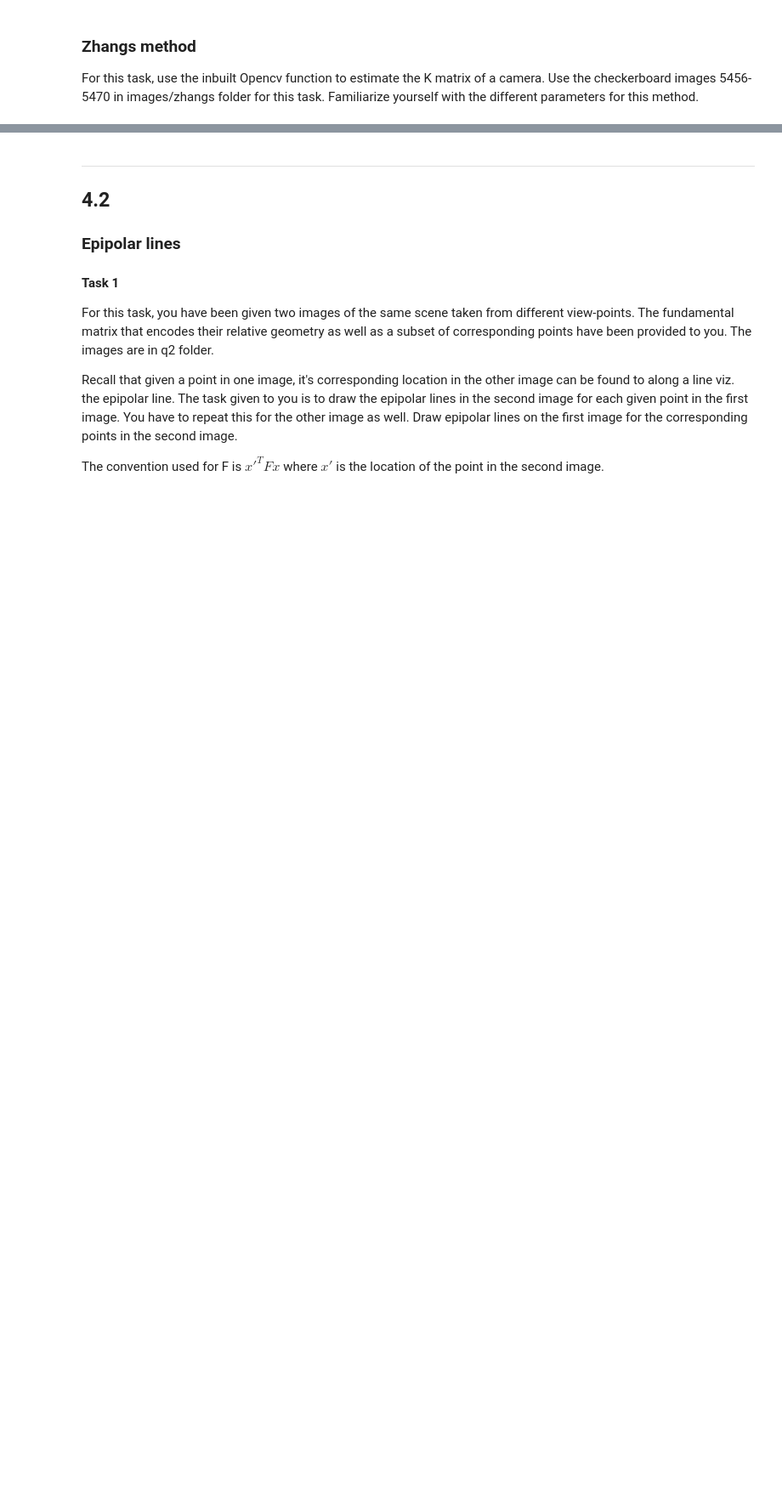
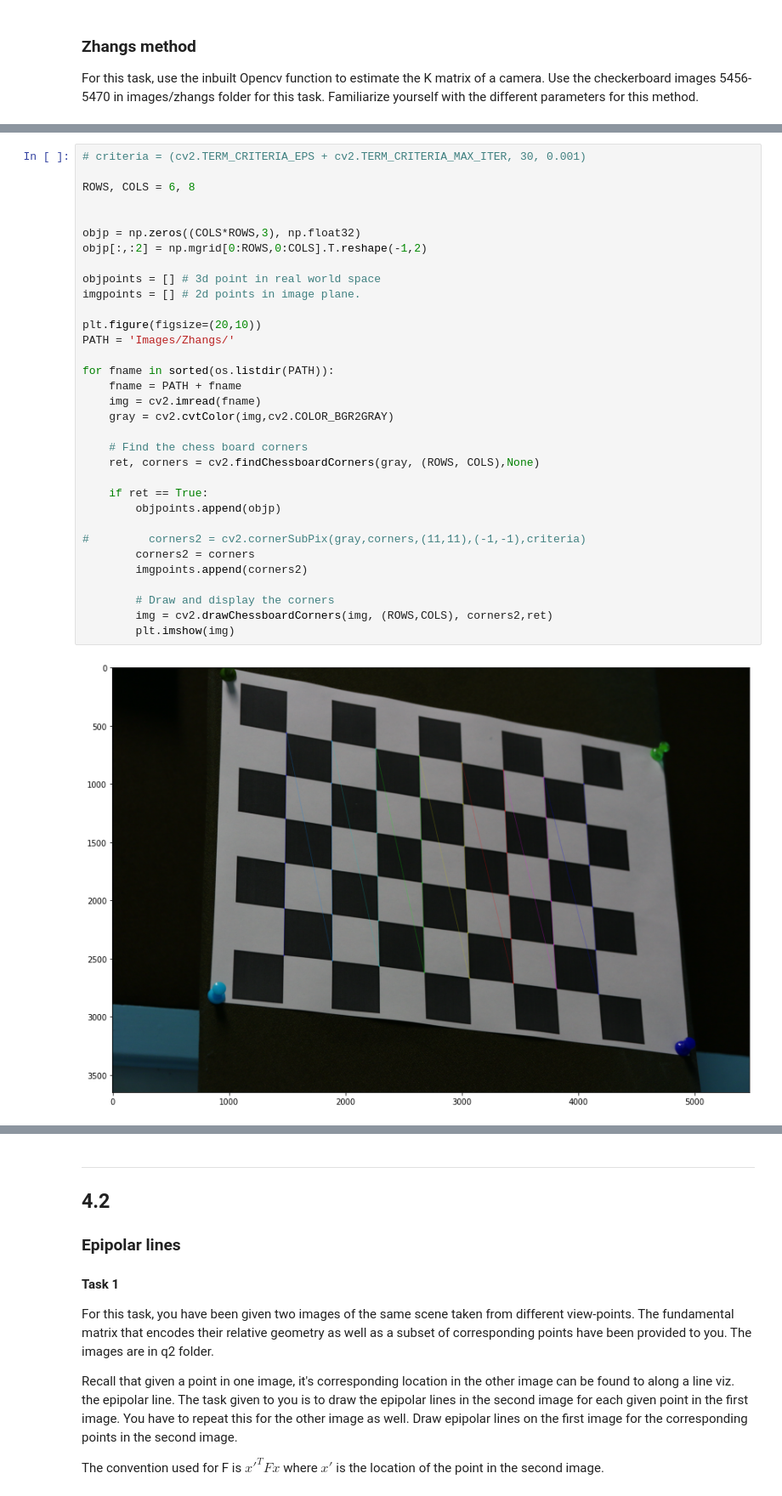
Before and after one commit to KanishAnand/DLT_Zhang_Epipolar, a Jupyter notebook: Assignment4.ipynb, the cells around one changed output, grey strips where cells are left out. Shown at 85% size. Drawn from its saved outputs; the diff is of its cells as text; blank space fills up the shorter version.

Commit message:
Zhangs question done

```diff
--- a/Assignment4.ipynb
+++ b/Assignment4.ipynb
@@ -250,0 +254,35 @@ For this task, use the inbuilt Opencv function to estimate the K matrix of a cam
+# %%
+# criteria = (cv2.TERM_CRITERIA_EPS + cv2.TERM_CRITERIA_MAX_ITER, 30, 0.001)
+
+ROWS, COLS = 6, 8
+
+
+objp = np.zeros((COLS*ROWS,3), np.float32)
+objp[:,:2] = np.mgrid[0:ROWS,0:COLS].T.reshape(-1,2)
+
+objpoints = [] # 3d point in real world space
+imgpoints = [] # 2d points in image plane.
+
+plt.figure(figsize=(20,10))
+PATH = 'Images/Zhangs/'
+
+for fname in sorted(os.listdir(PATH)):
+    fname = PATH + fname
+    img = cv2.imread(fname)
+    gray = cv2.cvtColor(img,cv2.COLOR_BGR2GRAY)
+
+    # Find the chess board corners
+    ret, corners = cv2.findChessboardCorners(gray, (ROWS, COLS),None)
+
+    if ret == True:
+        objpoints.append(objp)
+
+#         corners2 = cv2.cornerSubPix(gray,corners,(11,11),(-1,-1),criteria)
+        corners2 = corners
+        imgpoints.append(corners2)
+
+        # Draw and display the corners
+        img = cv2.drawChessboardCorners(img, (ROWS,COLS), corners2,ret)
+        plt.imshow(img)
+# %% [output]
+[figure, added]
```
Also changed, not shown: parts of 4 cells of this notebook, 1 other file.
